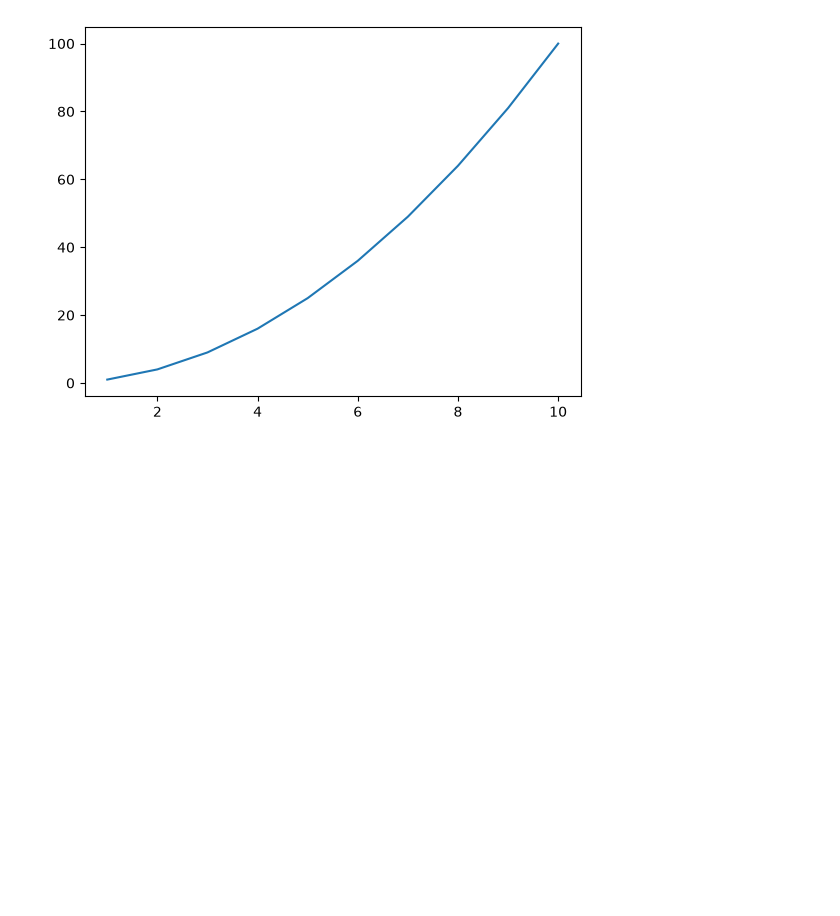
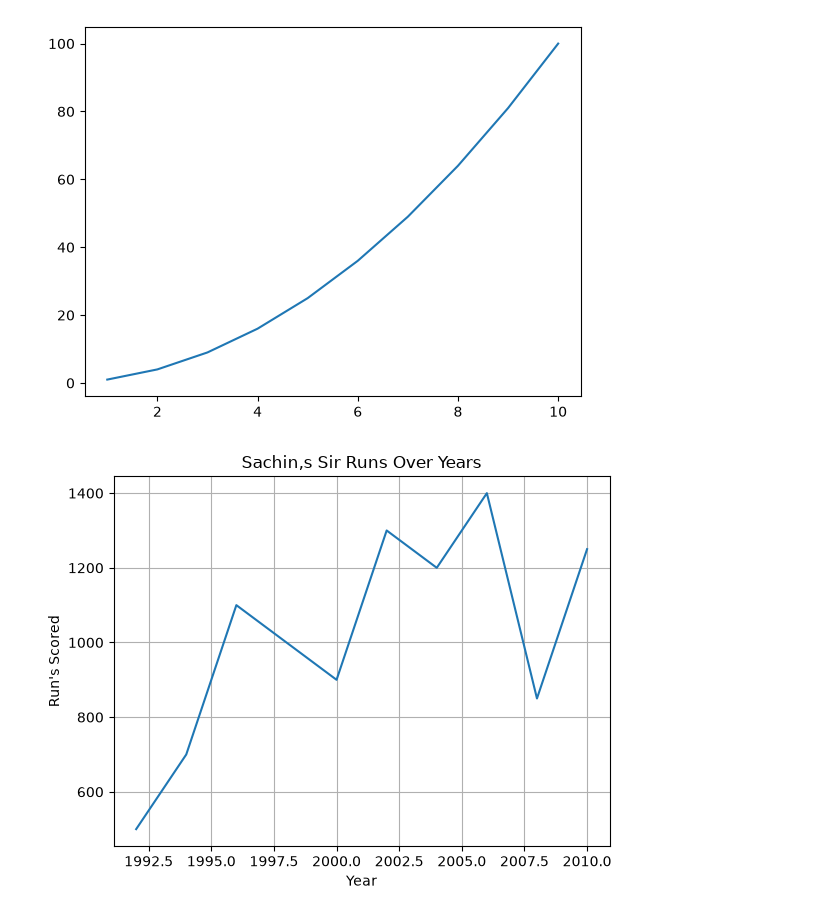
Before and after one commit to codeX-gyan/Data-Preprocessing, a Jupyter notebook: MATPLOTLIB/gyan.ipynb, the cells around one changed output. Cells and saved outputs as stored; diff of their text form; code cells hidden in the pictures; blank space fills up the shorter version.

```diff
--- a/MATPLOTLIB/gyan.ipynb
+++ b/MATPLOTLIB/gyan.ipynb
@@ -5,3 +5,17 @@ plt.plot([1, 2, 3,4,5,6,7,8,9,10], [1, 4, 9,16,25,36,49,64,81,100])
 plt.show()
 # %% [output]
 [figure]
+# %%
+import matplotlib.pyplot as plt
+
+years = [ 1992 , 1994, 1996 , 1998 , 2000 , 2002 , 2004 , 2006 , 2008 , 2010 ]
+runs = [ 500 , 700 , 1100 , 1000 , 900 , 1300 , 1200 ,1400 , 850 , 1250 ]
+
+plt.xlabel("Year")
+plt.ylabel("Run's Scored")
+plt.title("Sachin,s Sir Runs Over Years")
+plt.plot(years,runs)
+plt.grid(True)
+plt.show()
+# %% [output]
+[figure, added]
```
